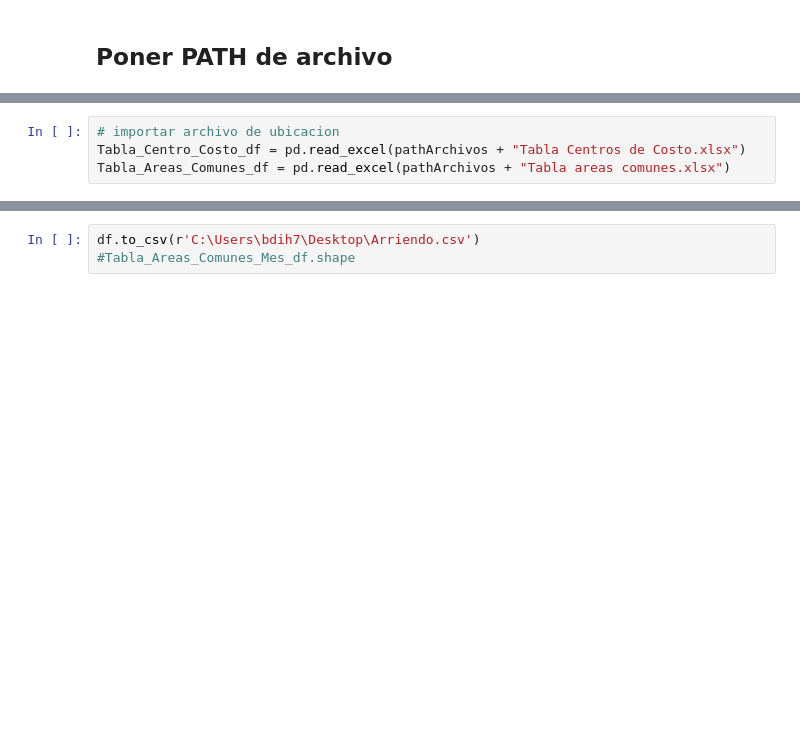
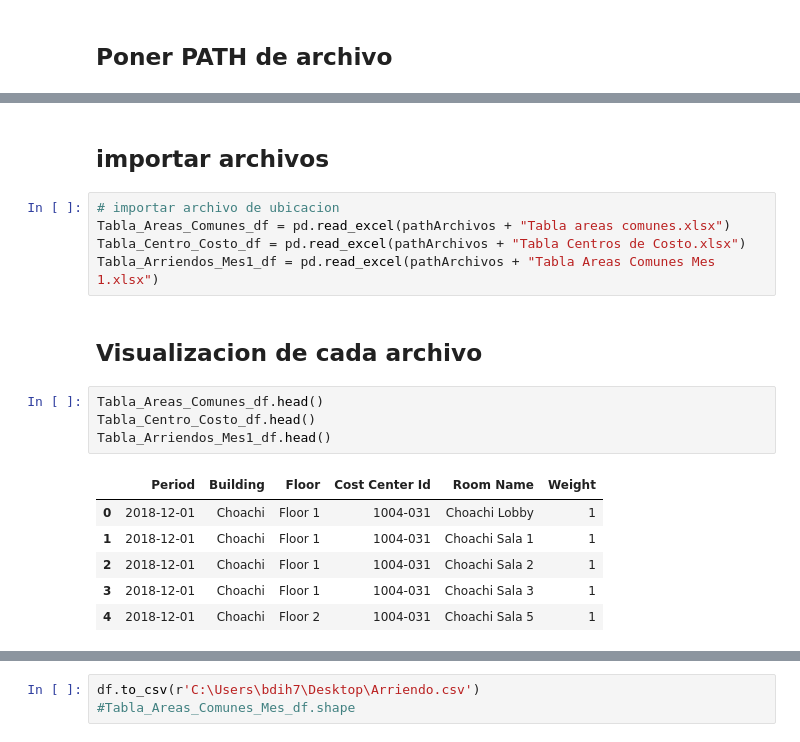
Before and after one commit to zbuitrago/MIS_Analyst, a Jupyter notebook: Scripts/Data_Processing.ipynb, the cells around one changed output, grey strips where cells are left out. Saved outputs shown, nothing was run; the diff lists cells and outputs as text; blank space fills up the shorter version.

```diff
--- a/Scripts/Data_Processing.ipynb
+++ b/Scripts/Data_Processing.ipynb
@@ -12,4 +13,20 @@ Escriba el PATH directorio / carpeta de su archivoC:\Users\bdih7\Desktop\MIS_Ana
+# %% [markdown]
+## importar archivos
 # %%
 # importar archivo de ubicacion
+Tabla_Areas_Comunes_df = pd.read_excel(pathArchivos + "Tabla areas comunes.xlsx")
 Tabla_Centro_Costo_df = pd.read_excel(pathArchivos + "Tabla Centros de Costo.xlsx")
-Tabla_Areas_Comunes_df = pd.read_excel(pathArchivos + "Tabla areas comunes.xlsx")
+Tabla_Arriendos_Mes1_df = pd.read_excel(pathArchivos + "Tabla Areas Comunes Mes 1.xlsx")
+# %% [markdown]
+## Visualizacion de cada archivo
+# %%
+Tabla_Areas_Comunes_df.head()
+Tabla_Centro_Costo_df.head()
+Tabla_Arriendos_Mes1_df.head()
+# %% [output]
+|  | Period | Building | Floor | Cost Center Id | Room Name | Weight |
+| 0 | 2018-12-01 | Choachi | Floor 1 | 1004-031 | Choachi Lobby | 1 |
+| 1 | 2018-12-01 | Choachi | Floor 1 | 1004-031 | Choachi Sala 1 | 1 |
+| 2 | 2018-12-01 | Choachi | Floor 1 | 1004-031 | Choachi Sala 2 | 1 |
+| 3 | 2018-12-01 | Choachi | Floor 1 | 1004-031 | Choachi Sala 3 | 1 |
+| 4 | 2018-12-01 | Choachi | Floor 2 | 1004-031 | Choachi Sala 5 | 1 |
```
Also changed, not shown: parts of 10 cells of this notebook.
